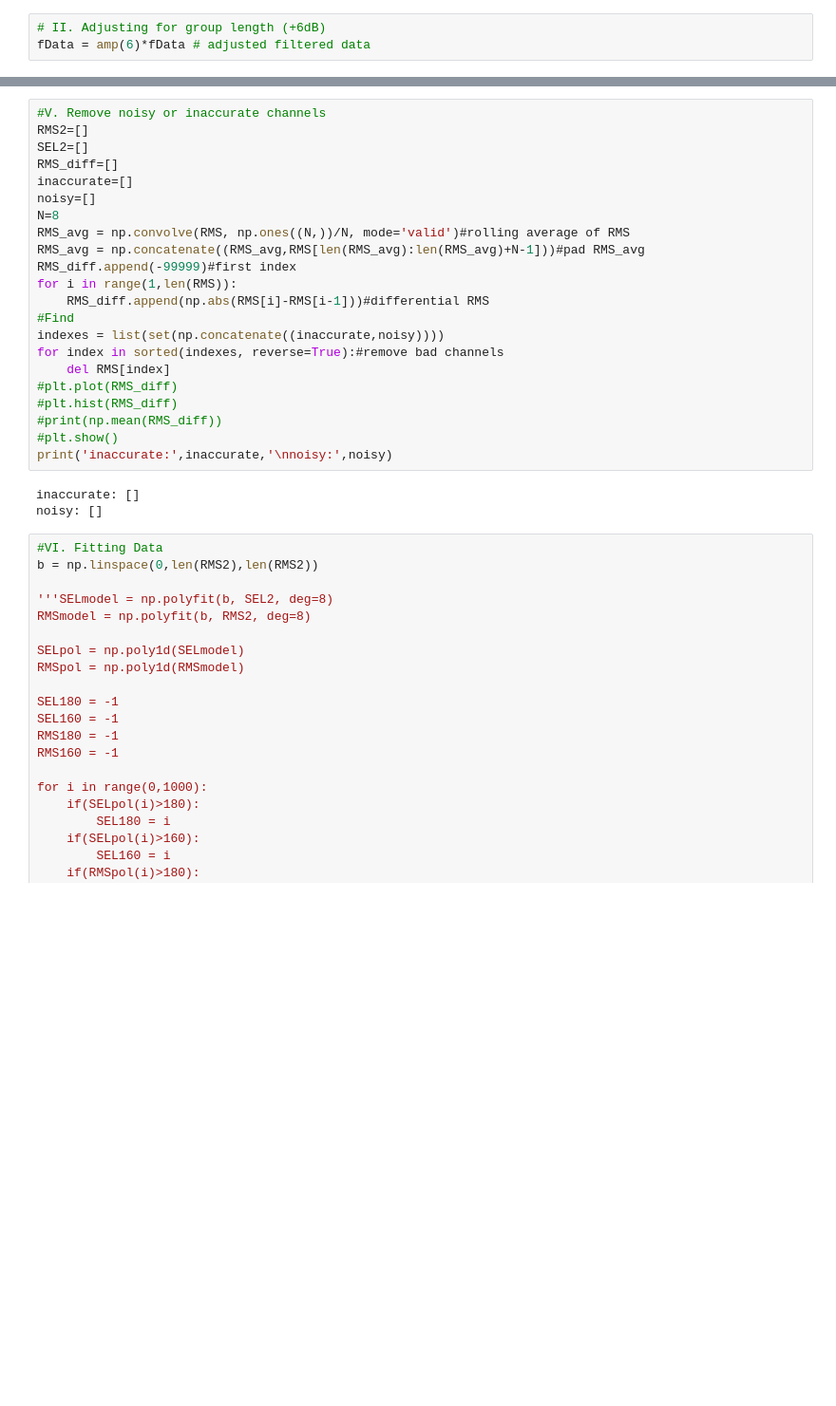
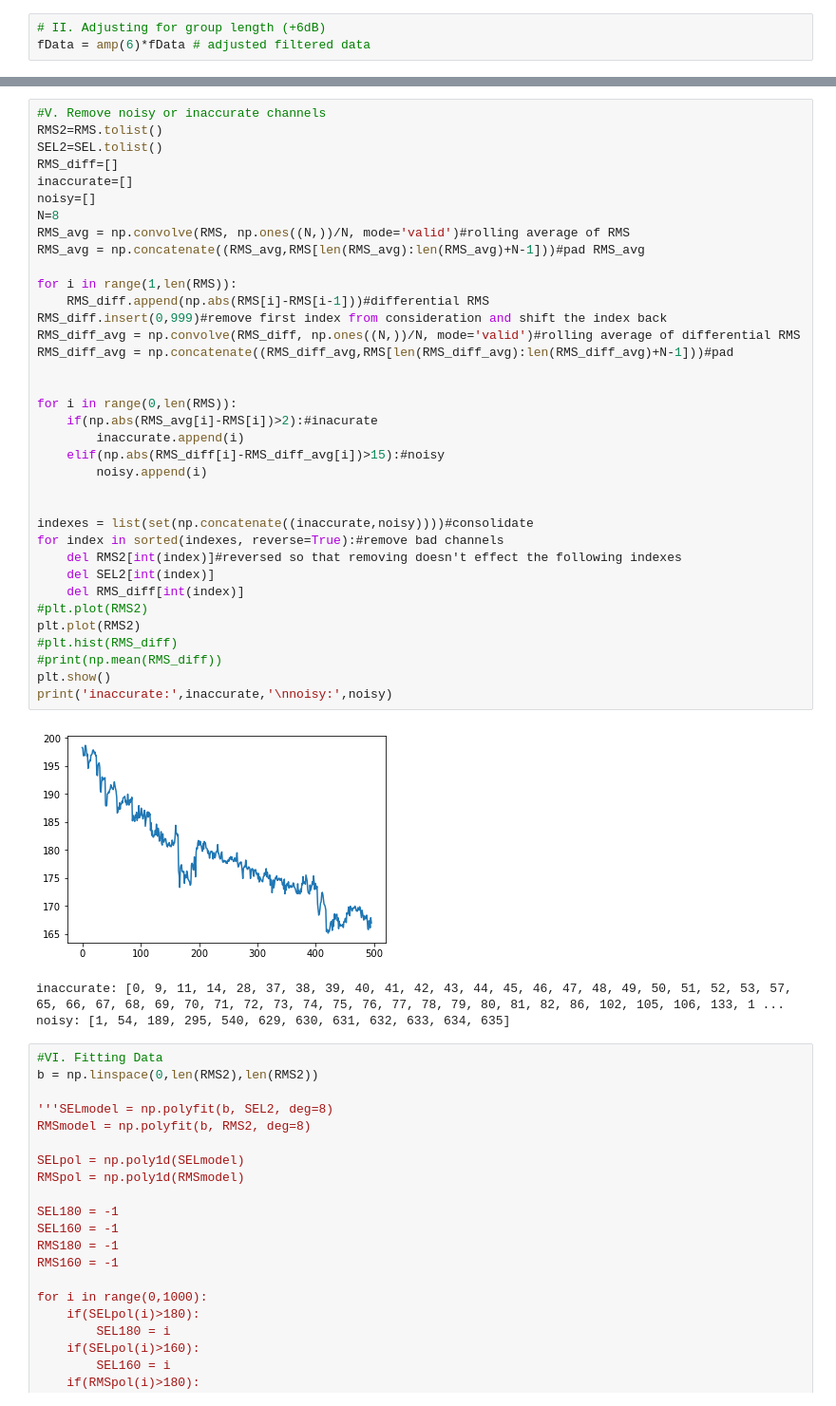
Before and after one commit to efreneau/Machine-Learning-On-Seismic-Streamer-Data, a Jupyter notebook: Calculating RMS and SEL.ipynb, the cells around one changed output, grey strips where cells are left out. Shown: that part at 95% size. Drawn from its saved outputs; the diff is of its cells as text; blank space fills up the shorter version.

Commit message:
Add files via upload
Fixed index removal: now uses rolling average instead of fitting in step 5

```diff
--- a/Calculating RMS and SEL.ipynb
+++ b/Calculating RMS and SEL.ipynb
@@ -152,28 +151,43 @@ scipy.io.savemat('Data1.mat', mdict={'SEL':SEL,'RMS':RMS,'Windowed': winData,'Fi
 # %%
 #V. Remove noisy or inaccurate channels
-RMS2=[]
-SEL2=[]
+RMS2=RMS.tolist()
+SEL2=SEL.tolist()
 RMS_diff=[]
 inaccurate=[]
 noisy=[]
 N=8
 RMS_avg = np.convolve(RMS, np.ones((N,))/N, mode='valid')#rolling average of RMS
 RMS_avg = np.concatenate((RMS_avg,RMS[len(RMS_avg):len(RMS_avg)+N-1]))#pad RMS_avg
-RMS_diff.append(-99999)#first index
+
 for i in range(1,len(RMS)):
     RMS_diff.append(np.abs(RMS[i]-RMS[i-1]))#differential RMS
-#Find
-indexes = list(set(np.concatenate((inaccurate,noisy))))
+RMS_diff.insert(0,999)#remove first index from consideration and shift the index back
+RMS_diff_avg = np.convolve(RMS_diff, np.ones((N,))/N, mode='valid')#rolling average of differential RMS
+RMS_diff_avg = np.concatenate((RMS_diff_avg,RMS[len(RMS_diff_avg):len(RMS_diff_avg)+N-1]))#pad
+
+
+for i in range(0,len(RMS)):
+    if(np.abs(RMS_avg[i]-RMS[i])>2):#inacurate
+        inaccurate.append(i)
+    elif(np.abs(RMS_diff[i]-RMS_diff_avg[i])>15):#noisy
+        noisy.append(i)
+
+
+indexes = list(set(np.concatenate((inaccurate,noisy))))#consolidate
 for index in sorted(indexes, reverse=True):#remove bad channels
-    del RMS[index]
-#plt.plot(RMS_diff)
+    del RMS2[int(index)]#reversed so that removing doesn't effect the following indexes
+    del SEL2[int(index)]
+    del RMS_diff[int(index)]
+#plt.plot(RMS2)
+plt.plot(RMS2)
 #plt.hist(RMS_diff)
 #print(np.mean(RMS_diff))
-#plt.show()
+plt.show()
 print('inaccurate:',inaccurate,'\nnoisy:',noisy)
 # %% [output]
+[figure, added]
-inaccurate: []
-noisy: []
+inaccurate: [0, 9, 11, 14, 28, 37, 38, 39, 40, 41, 42, 43, 44, 45, 46, 47, 48, 49, 50, 51, 52, 53, 57, 65, 66, 67, 68, 69, 70, 71, 72, 73, 74, 75, 76, 77, 78, 79, 80, 81, 82, 86, 102, 105, 106, 133, 1 ...
+noisy: [1, 54, 189, 295, 540, 629, 630, 631, 632, 633, 634, 635]
 # %%
 #VI. Fitting Data
 b = np.linspace(0,len(RMS2),len(RMS2))
```
Also changed, not shown: parts of 4 cells of this notebook.
